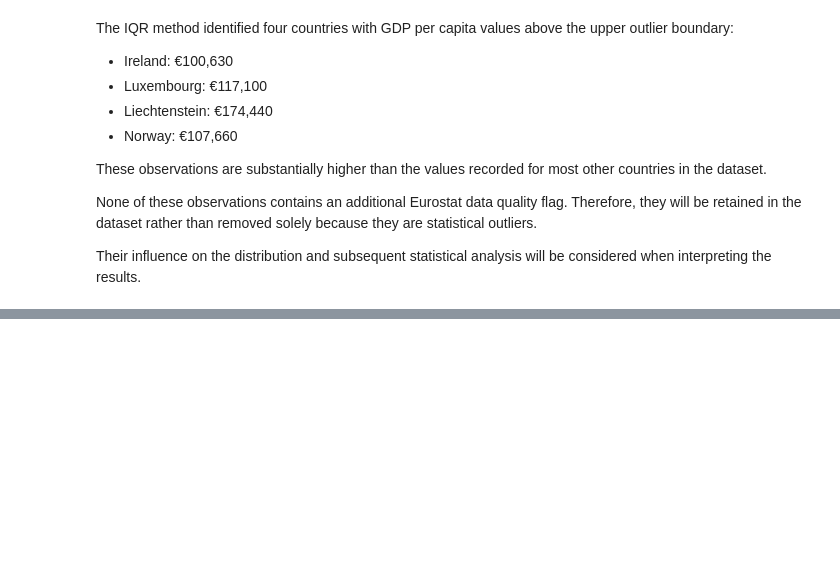
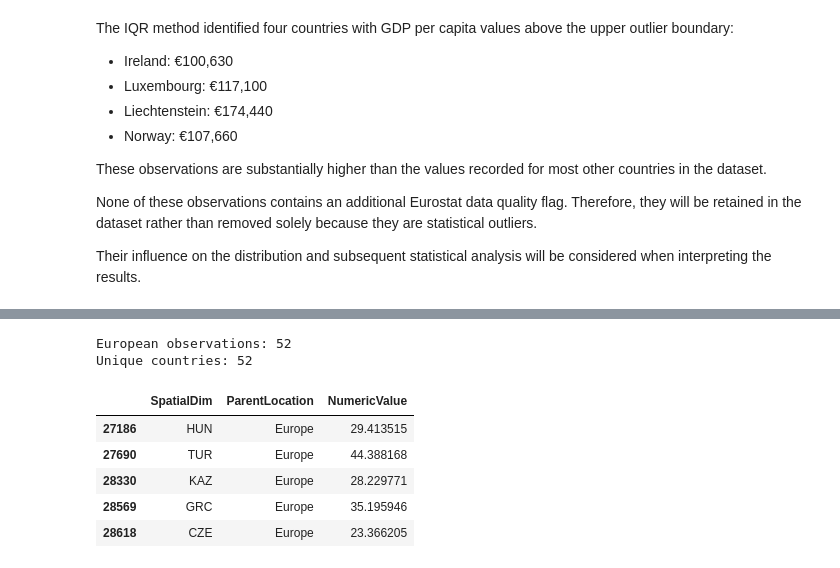
Before and after one commit to Edgybug/european-physical-activity-and-public-health, a Jupyter notebook: notebooks/01_data_exploration.ipynb, the cells around one changed output, grey strips where cells are left out. Saved outputs shown, nothing was run; the diff lists cells and outputs as text; code cells hidden in the pictures; blank space fills up the shorter version.

```diff
--- a/notebooks/01_data_exploration.ipynb
+++ b/notebooks/01_data_exploration.ipynb
@@ -1119,0 +1124,20 @@ Establish the final analytical sample.
+# %%
+# Filter WHO observations to the European Region
+who_europe = who_2022_adults[
+    who_2022_adults["ParentLocation"] == "Europe"
+].copy()
+
+# Inspect the resulting dataset
+print("European observations:", who_europe.shape[0])
+print("Unique countries:", who_europe["SpatialDim"].nunique())
+
+who_europe[["SpatialDim", "ParentLocation", "NumericValue"]].head()
+# %% [output]
+European observations: 52
+Unique countries: 52
+|  | SpatialDim | ParentLocation | NumericValue |
+| 27186 | HUN | Europe | 29.413515 |
+| 27690 | TUR | Europe | 44.388168 |
+| 28330 | KAZ | Europe | 28.229771 |
+| 28569 | GRC | Europe | 35.195946 |
+| 28618 | CZE | Europe | 23.366205 |
```
Also changed, not shown: parts of 28 cells of this notebook, 1 other file.
